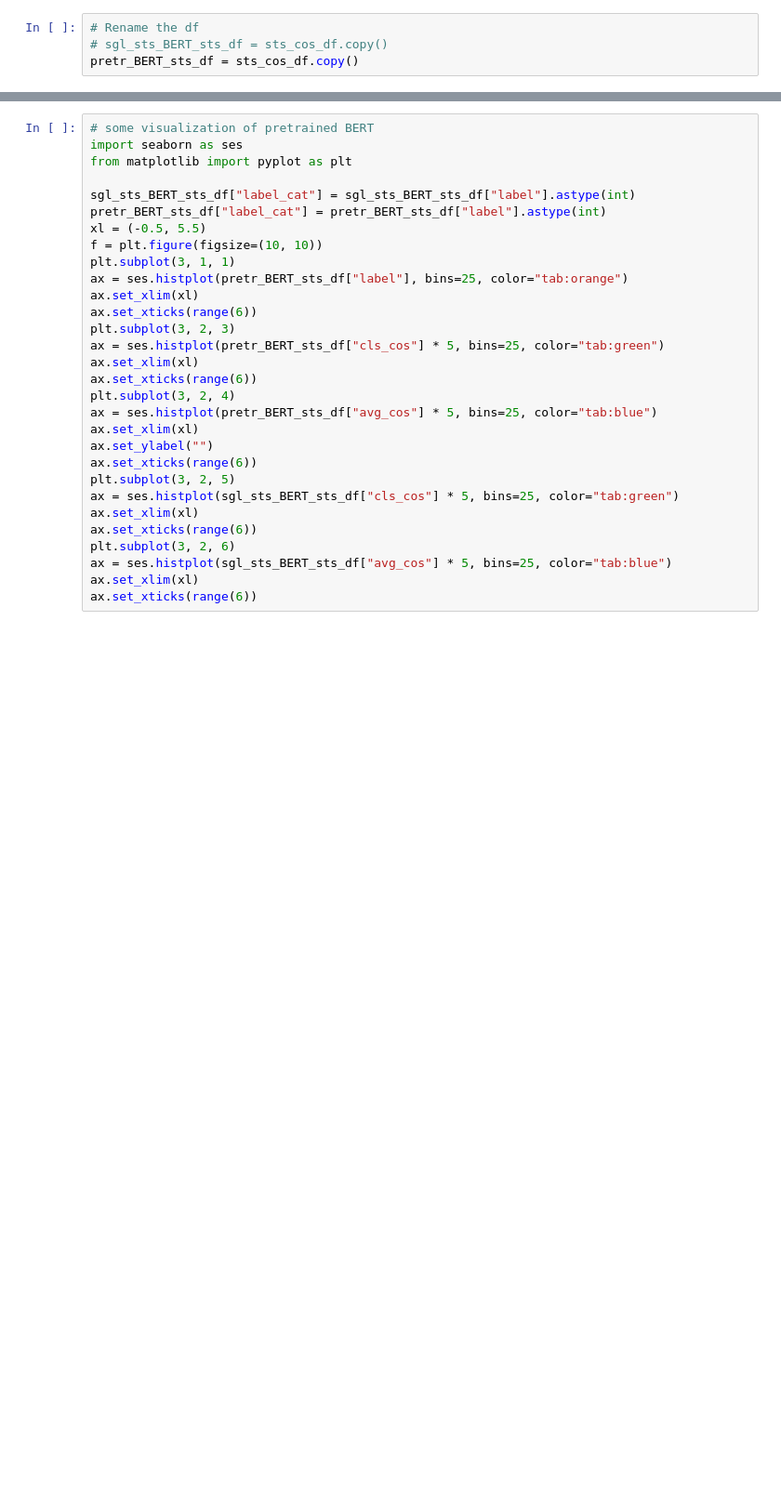
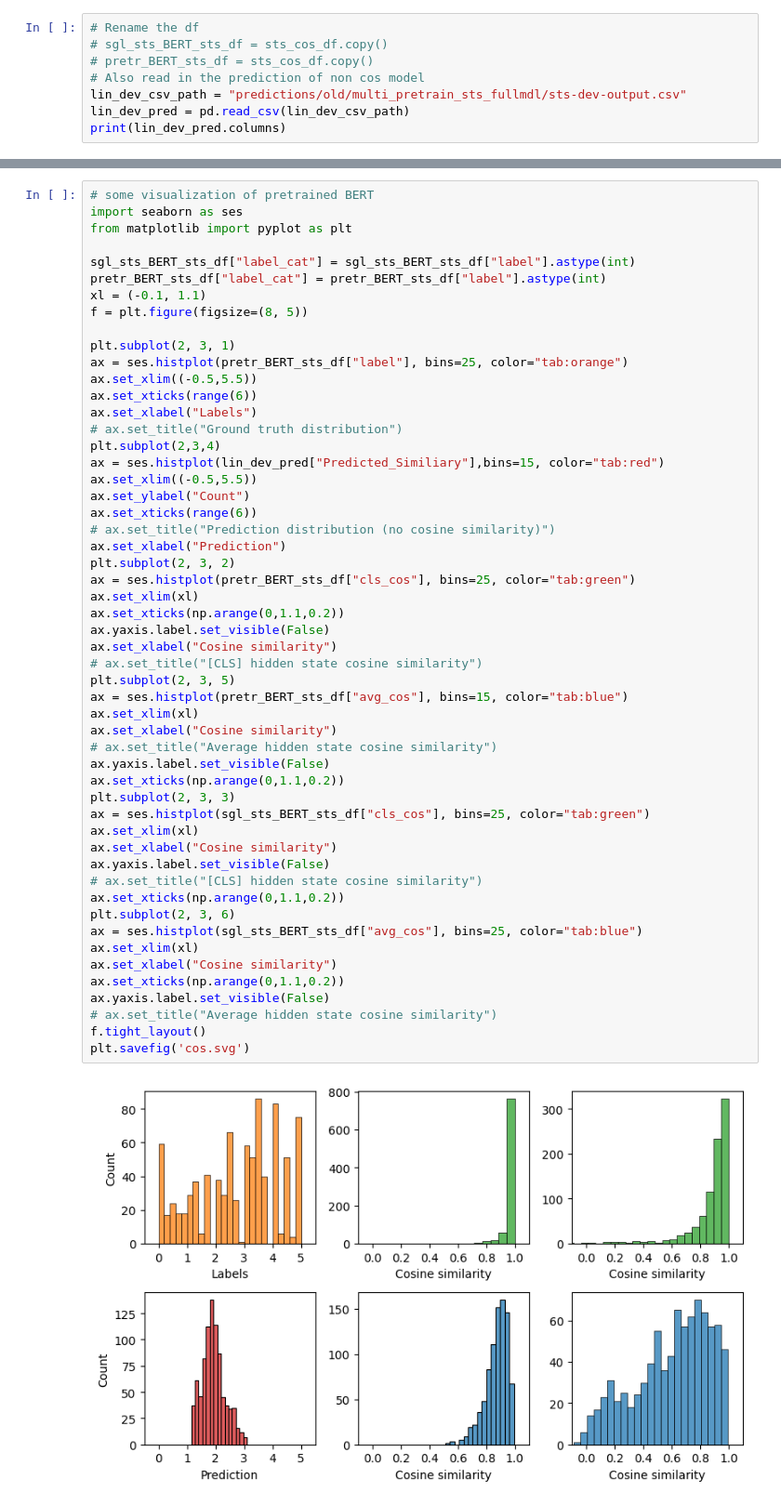
Before and after one commit to hsingchien/CS224N_FP, a Jupyter notebook: analysis_script.ipynb, the cells around one changed output, grey strips where cells are left out. Shown: that part at 93% size. Cells and saved outputs as stored; diff of their text form; blank space fills up the shorter version.

Commit message:
figures and new experiments

```diff
--- a/analysis_script.ipynb
+++ b/analysis_script.ipynb
@@ -166,4 +176,8 @@ for batch in tqdm(sts_dataloader):
 # %%
 # Rename the df
 # sgl_sts_BERT_sts_df = sts_cos_df.copy()
-pretr_BERT_sts_df = sts_cos_df.copy()
+# pretr_BERT_sts_df = sts_cos_df.copy()
+# Also read in the prediction of non cos model
+lin_dev_csv_path = "predictions/old/multi_pretrain_sts_fullmdl/sts-dev-output.csv"
+lin_dev_pred = pd.read_csv(lin_dev_csv_path)
+print(lin_dev_pred.columns)
@@ -170,33 +186,58 @@ pretr_BERT_sts_df = sts_cos_df.copy()
 # %%
 # some visualization of pretrained BERT
 import seaborn as ses
 from matplotlib import pyplot as plt
 
 sgl_sts_BERT_sts_df["label_cat"] = sgl_sts_BERT_sts_df["label"].astype(int)
 pretr_BERT_sts_df["label_cat"] = pretr_BERT_sts_df["label"].astype(int)
-xl = (-0.5, 5.5)
-f = plt.figure(figsize=(10, 10))
-plt.subplot(3, 1, 1)
+xl = (-0.1, 1.1)
+f = plt.figure(figsize=(8, 5))
+
+plt.subplot(2, 3, 1)
 ax = ses.histplot(pretr_BERT_sts_df["label"], bins=25, color="tab:orange")
+ax.set_xlim((-0.5,5.5))
+ax.set_xticks(range(6))
+ax.set_xlabel("Labels")
+# ax.set_title("Ground truth distribution")
+plt.subplot(2,3,4)
+ax = ses.histplot(lin_dev_pred["Predicted_Similiary"],bins=15, color="tab:red")
+ax.set_xlim((-0.5,5.5))
+ax.set_ylabel("Count")
+ax.set_xticks(range(6))
+# ax.set_title("Prediction distribution (no cosine similarity)")
+ax.set_xlabel("Prediction")
+plt.subplot(2, 3, 2)
+ax = ses.histplot(pretr_BERT_sts_df["cls_cos"], bins=25, color="tab:green")
 ax.set_xlim(xl)
-ax.set_xticks(range(6))
-plt.subplot(3, 2, 3)
-ax = ses.histplot(pretr_BERT_sts_df["cls_cos"] * 5, bins=25, color="tab:green")
+ax.set_xticks(np.arange(0,1.1,0.2))
+ax.yaxis.label.set_visible(False)
+ax.set_xlabel("Cosine similarity")
+# ax.set_title("[CLS] hidden state cosine similarity")
+plt.subplot(2, 3, 5)
+ax = ses.histplot(pretr_BERT_sts_df["avg_cos"], bins=15, color="tab:blue")
 ax.set_xlim(xl)
-ax.set_xticks(range(6))
-plt.subplot(3, 2, 4)
-ax = ses.histplot(pretr_BERT_sts_df["avg_cos"] * 5, bins=25, color="tab:blue")
+ax.set_xlabel("Cosine similarity")
+# ax.set_title("Average hidden state cosine similarity")
+ax.yaxis.label.set_visible(False)
+ax.set_xticks(np.arange(0,1.1,0.2))
+plt.subplot(2, 3, 3)
+ax = ses.histplot(sgl_sts_BERT_sts_df["cls_cos"], bins=25, color="tab:green")
 ax.set_xlim(xl)
-ax.set_ylabel("")
-ax.set_xticks(range(6))
-plt.subplot(3, 2, 5)
-ax = ses.histplot(sgl_sts_BERT_sts_df["cls_cos"] * 5, bins=25, color="tab:green")
+ax.set_xlabel("Cosine similarity")
+ax.yaxis.label.set_visible(False)
+# ax.set_title("[CLS] hidden state cosine similarity")
+ax.set_xticks(np.arange(0,1.1,0.2))
+plt.subplot(2, 3, 6)
+ax = ses.histplot(sgl_sts_BERT_sts_df["avg_cos"], bins=25, color="tab:blue")
 ax.set_xlim(xl)
-ax.set_xticks(range(6))
-plt.subplot(3, 2, 6)
-ax = ses.histplot(sgl_sts_BERT_sts_df["avg_cos"] * 5, bins=25, color="tab:blue")
-ax.set_xlim(xl)
-ax.set_xticks(range(6))
+ax.set_xlabel("Cosine similarity")
+ax.set_xticks(np.arange(0,1.1,0.2))
+ax.yaxis.label.set_visible(False)
+# ax.set_title("Average hidden state cosine similarity")
+f.tight_layout()
+plt.savefig('cos.svg')
+# %% [output]
+[figure, added]
 # %%
 # summarize the cos and bins into a summary df
 # plot bar plot along cosine axis, for each model output
```
Also changed, not shown: parts of 4 cells of this notebook, 15 other files.
